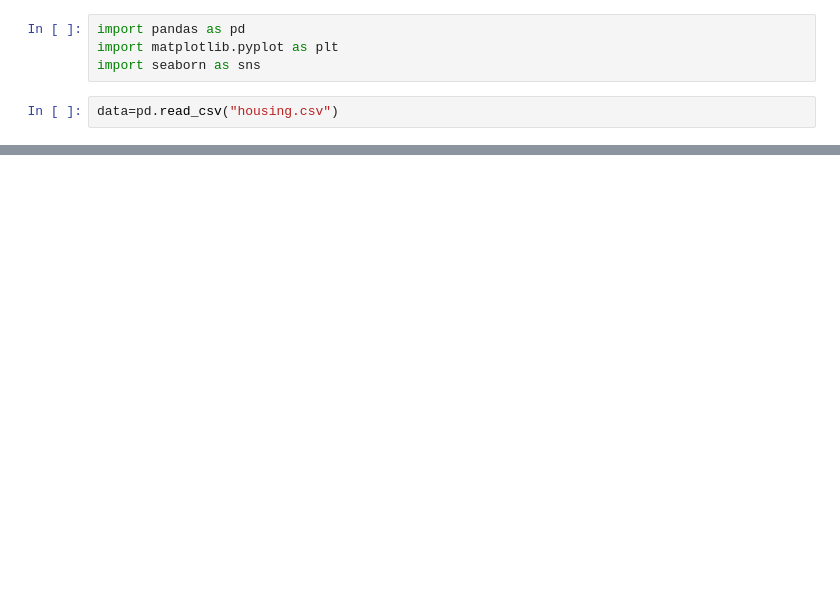
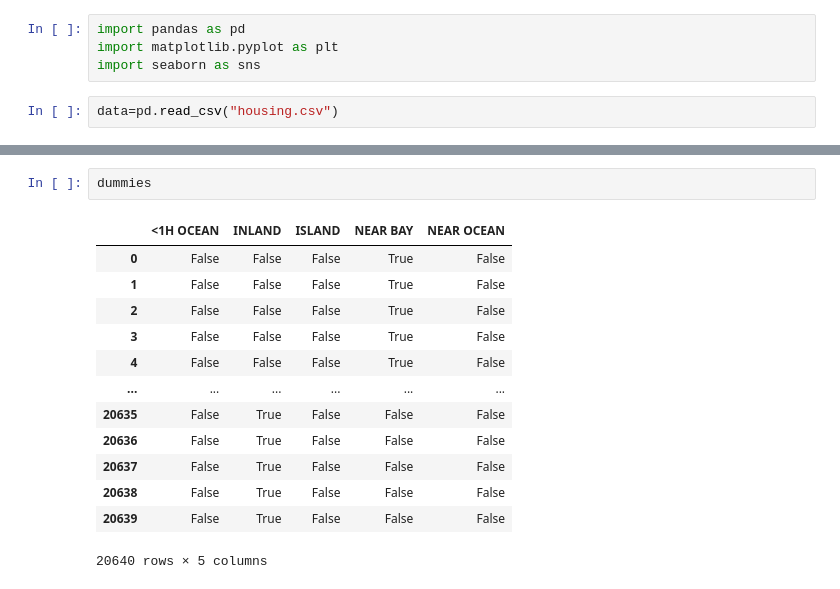
Before and after one commit to Shailsharma2604/code_sem4, a Jupyter notebook: class/M.L/class_4.ipynb, the cells around one changed output, grey strips where cells are left out. Cells and saved outputs as stored; diff of their text form; blank space fills up the shorter version.

```diff
--- a/class/M.L/class_4.ipynb
+++ b/class/M.L/class_4.ipynb
@@ -18,0 +129,16 @@ data.describe()
+# %%
+dummies
+# %% [output]
+|  | <1H OCEAN | INLAND | ISLAND | NEAR BAY | NEAR OCEAN |
+| 0 | False | False | False | True | False |
+| 1 | False | False | False | True | False |
+| 2 | False | False | False | True | False |
+| 3 | False | False | False | True | False |
+| 4 | False | False | False | True | False |
+| ... | ... | ... | ... | ... | ... |
+| 20635 | False | True | False | False | False |
+| 20636 | False | True | False | False | False |
+| 20637 | False | True | False | False | False |
+| 20638 | False | True | False | False | False |
+| 20639 | False | True | False | False | False |
+20640 rows × 5 columns
```
Also changed, not shown: parts of 14 cells of this notebook.
